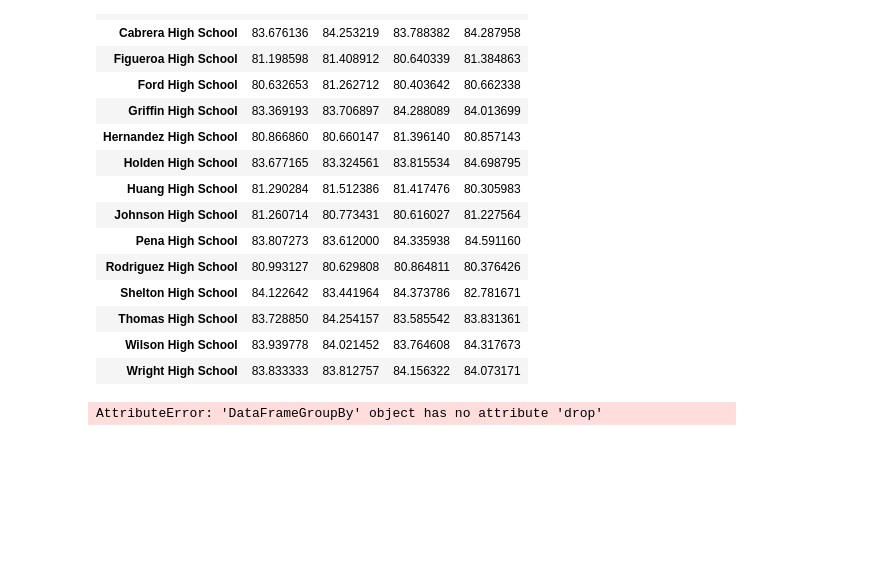
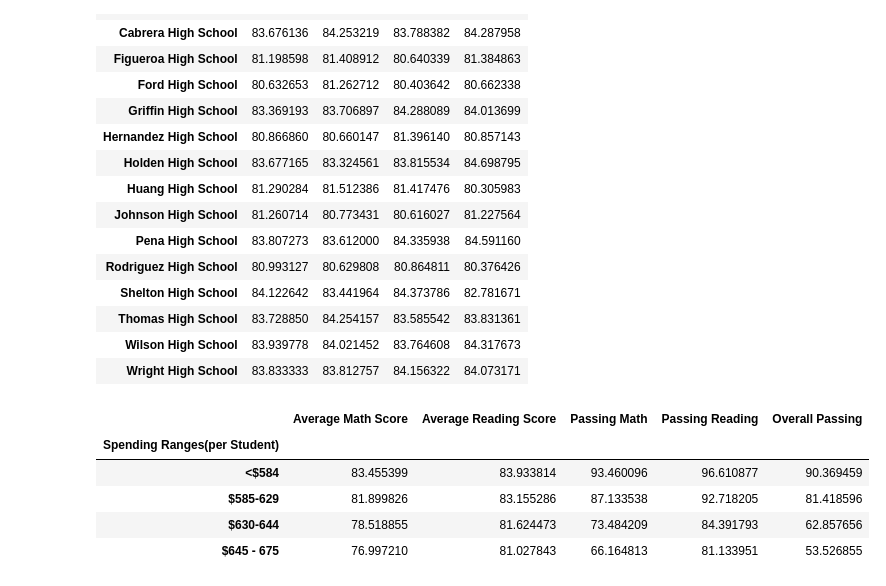
Before and after one commit to marcum531/pandas-challenge, a Jupyter notebook: PyCitySchools/PyCitySchools.ipynb, the cells around one changed output. Drawn from its saved outputs; the diff is of its cells as text; code cells hidden in the pictures; blank space fills up the shorter version.

```diff
--- a/PyCitySchools/PyCitySchools.ipynb
+++ b/PyCitySchools/PyCitySchools.ipynb
@@ -631,14 +631,21 @@ Schools_by_Reading_Grade_df
 | Thomas High School | 83.728850 | 84.254157 | 83.585542 | 83.831361 |
 | Wilson High School | 83.939778 | 84.021452 | 83.764608 | 84.317673 |
 | Wright High School | 83.833333 | 83.812757 | 84.156322 | 84.073171 |
+# %%
+Schools_Summary2 = Schools_Summary.drop(columns = ["School Type", "Total Students", "Total School Budget", "Per Student Budget"])
 # %%
 #creating bins and group names to sort data by budget per student
 bins = [0, 584, 629, 644, 675]
 group_names = ["<$584", "$585-629", "$630-644", "$645 - 675"]
 # %%
-Schools_Summary["Spending Ranges(per Student)"] = pd.cut(Schools_Summary["Per Student Budget"], bins, labels=group_names, include_lowest = True)
-Schools_Summary2 = Schools_Summary.groupby("Spending Ranges(per Student)")
-Schools_Summary3 = Schools_Summary2.drop(columns = ['Total Students', 'Total School Budget', 'Per Student Budget'])
-Schools_Summary3.max()
+#Schools by Spending per student
+Schools_Summary2["Spending Ranges(per Student)"] = pd.cut(Schools_Summary["Per Student Budget"], bins, labels=group_names, include_lowest = True)
+Schools_Summary3 = Schools_Summary2.groupby("Spending Ranges(per Student)")
+Schools_Summary3.mean()
 # %% [output]
-AttributeError: 'DataFrameGroupBy' object has no attribute 'drop'
+|  | Average Math Score | Average Reading Score | Passing Math | Passing Reading | Overall Passing |
+| Spending Ranges(per Student) |  |  |  |  |  |
+| <$584 | 83.455399 | 83.933814 | 93.460096 | 96.610877 | 90.369459 |
+| $585-629 | 81.899826 | 83.155286 | 87.133538 | 92.718205 | 81.418596 |
+| $630-644 | 78.518855 | 81.624473 | 73.484209 | 84.391793 | 62.857656 |
+| $645 - 675 | 76.997210 | 81.027843 | 66.164813 | 81.133951 | 53.526855 |
```
Also changed, not shown: parts of 3 cells of this notebook.
